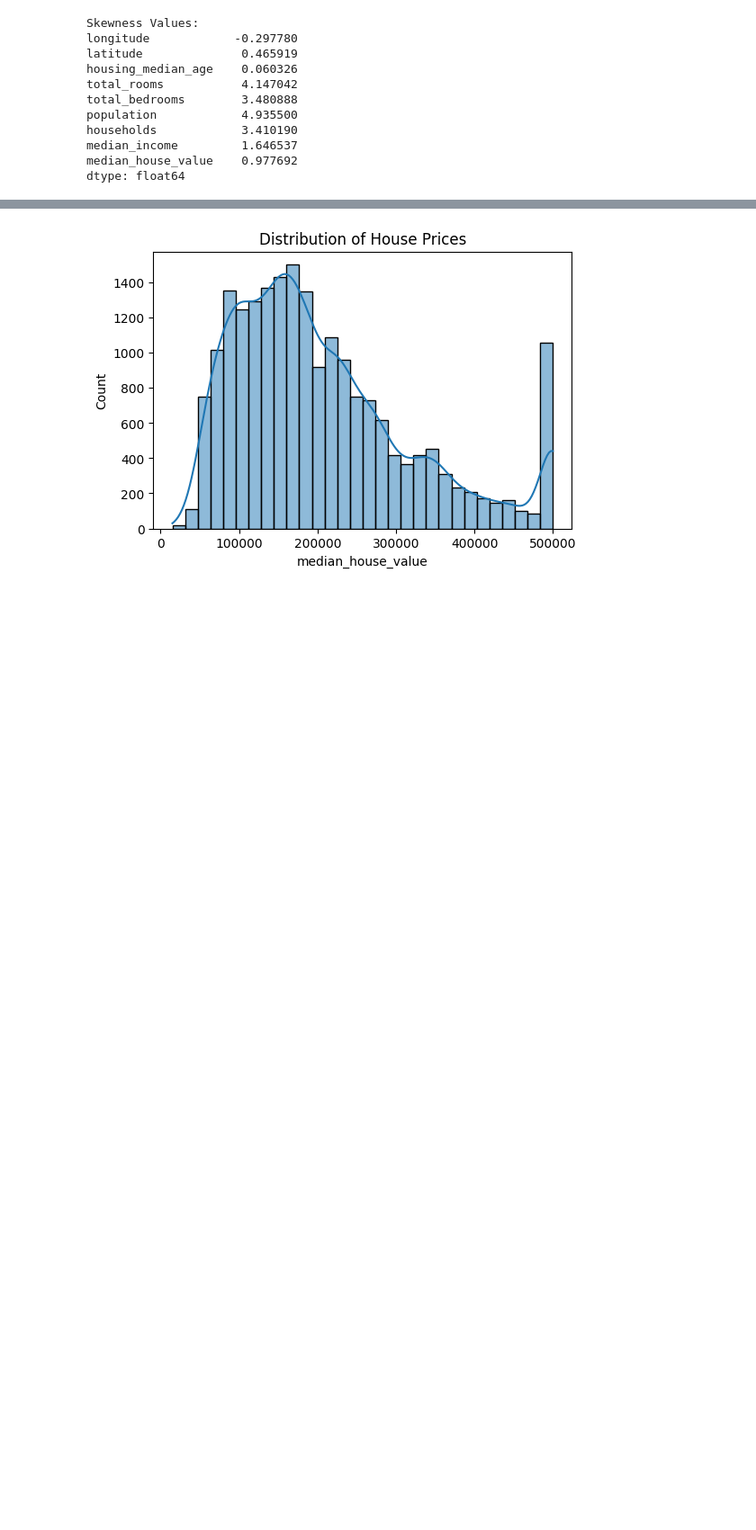
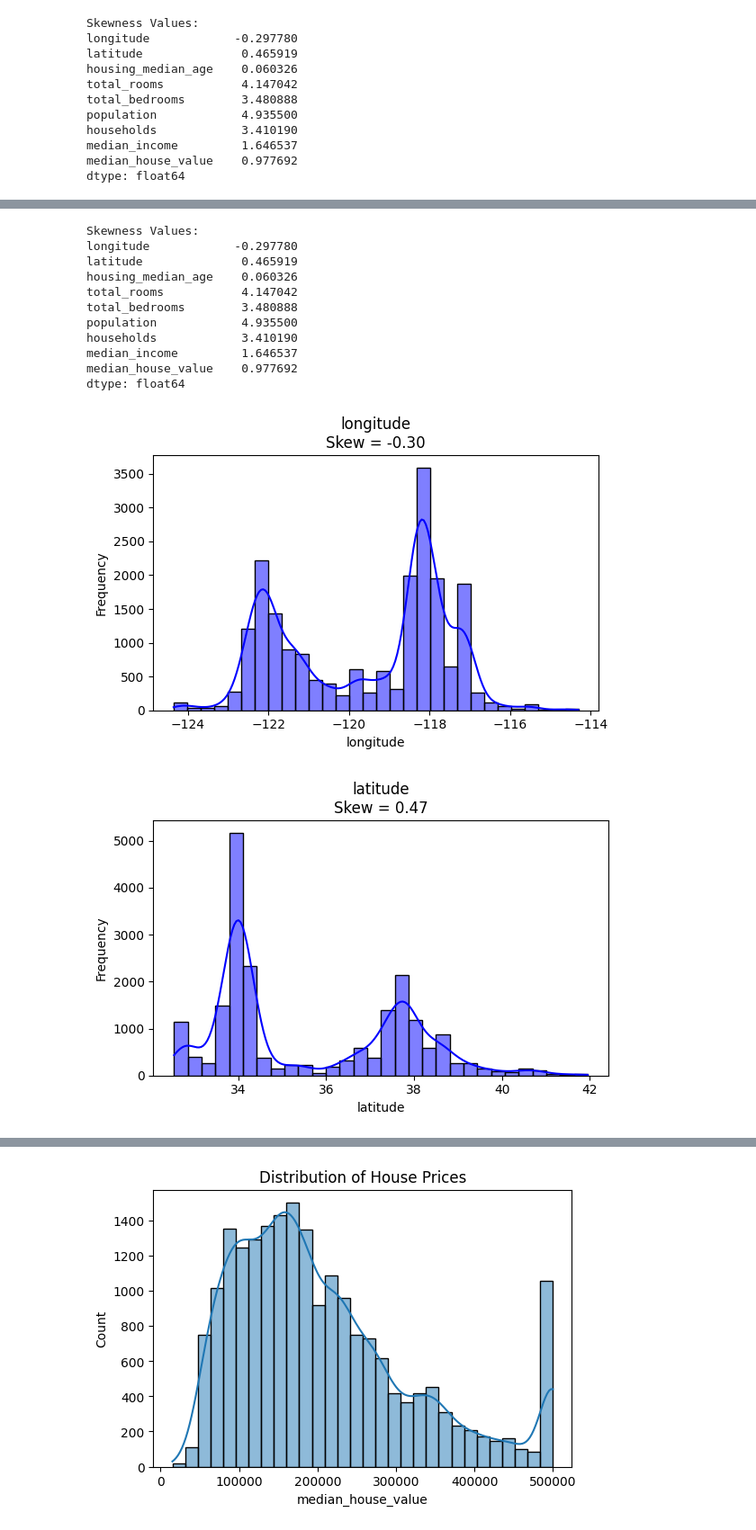
Before and after one commit to Nandhanaa-Mathesvaran/housing, a Jupyter notebook: XGBoost.ipynb, the cells around one changed output, grey strips where cells are left out. Shown at 90% size. Saved outputs shown, nothing was run; the diff lists cells and outputs as text; code cells hidden in the pictures; blank space fills up the shorter version.

```diff
--- a/XGBoost.ipynb
+++ b/XGBoost.ipynb
@@ -158,21 +131,0 @@ dtype: float64
-# %%
-import seaborn as sns
-import matplotlib.pyplot as plt
-import numpy as np
-from scipy.stats import skew
-
-cols = ['total_rooms', 'total_bedrooms', 'population', 'households', 'median_income']
-
-for col in cols:
-    plt.figure(figsize=(10,4))
-
-    plt.subplot(1,2,1)
-    sns.histplot(df[col], bins=30, kde=True, color='blue', edgecolor='black')
-    plt.title(f"{col} (Before)\nSkew = {skew(df[col]):.2f}")
-
-    plt.subplot(1,2,2)
-    sns.histplot(np.log1p(df[col]), bins=30, kde=True, color='green', edgecolor='black')
-    plt.title(f"{col} (After log)\nSkew = {skew(np.log1p(df[col])):.2f}")
-
-    plt.tight_layout()
-    plt.show()
@@ -184,0 +132,32 @@ for col in cols:
+# %%
+import matplotlib.pyplot as plt
+import seaborn as sns
+from scipy.stats import skew
+
+skew_values = numeric_cols.apply(lambda x: skew(x.dropna()))
+
+print("\nSkewness Values:")
+print(skew_values)
+
+for col in skew_values.index:
+    plt.figure(figsize=(6,4))
+    sns.histplot(numeric_cols[col], bins=30, kde=True, color='blue', edgecolor='black')
+    plt.title(f"{col}\nSkew = {skew_values[col]:.2f}")
+    plt.xlabel(col)
+    plt.ylabel('Frequency')
+    plt.tight_layout()
+    plt.show()
+# %% [output]
+Skewness Values:
+longitude            -0.297780
+latitude              0.465919
+housing_median_age    0.060326
+total_rooms           4.147042
+total_bedrooms        3.480888
+population            4.935500
+households            3.410190
+median_income         1.646537
+median_house_value    0.977692
+dtype: float64
+[figure, added]
+[figure, added]
```
Also changed, not shown: parts of 6 cells of this notebook, 1 other file.
